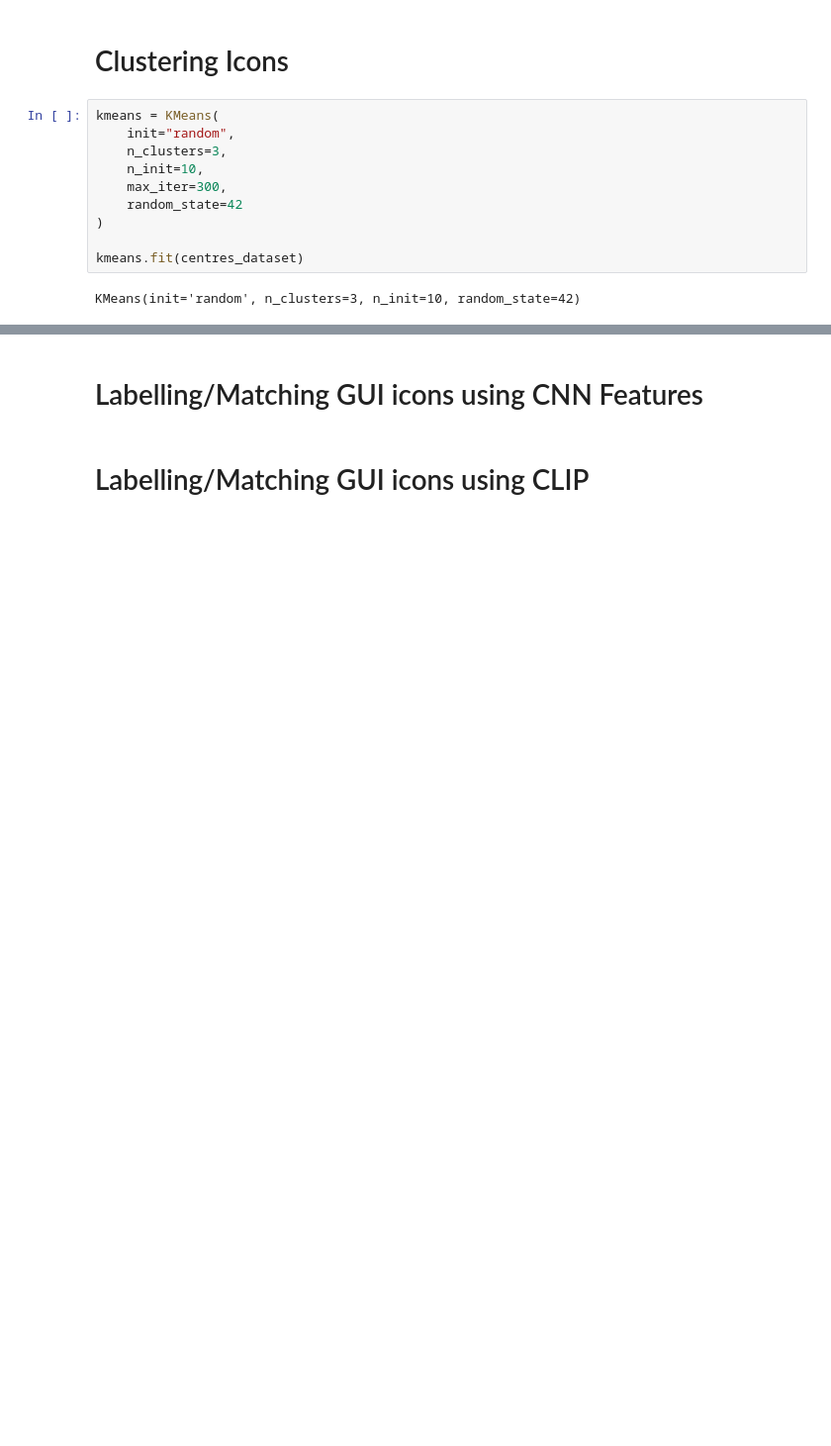
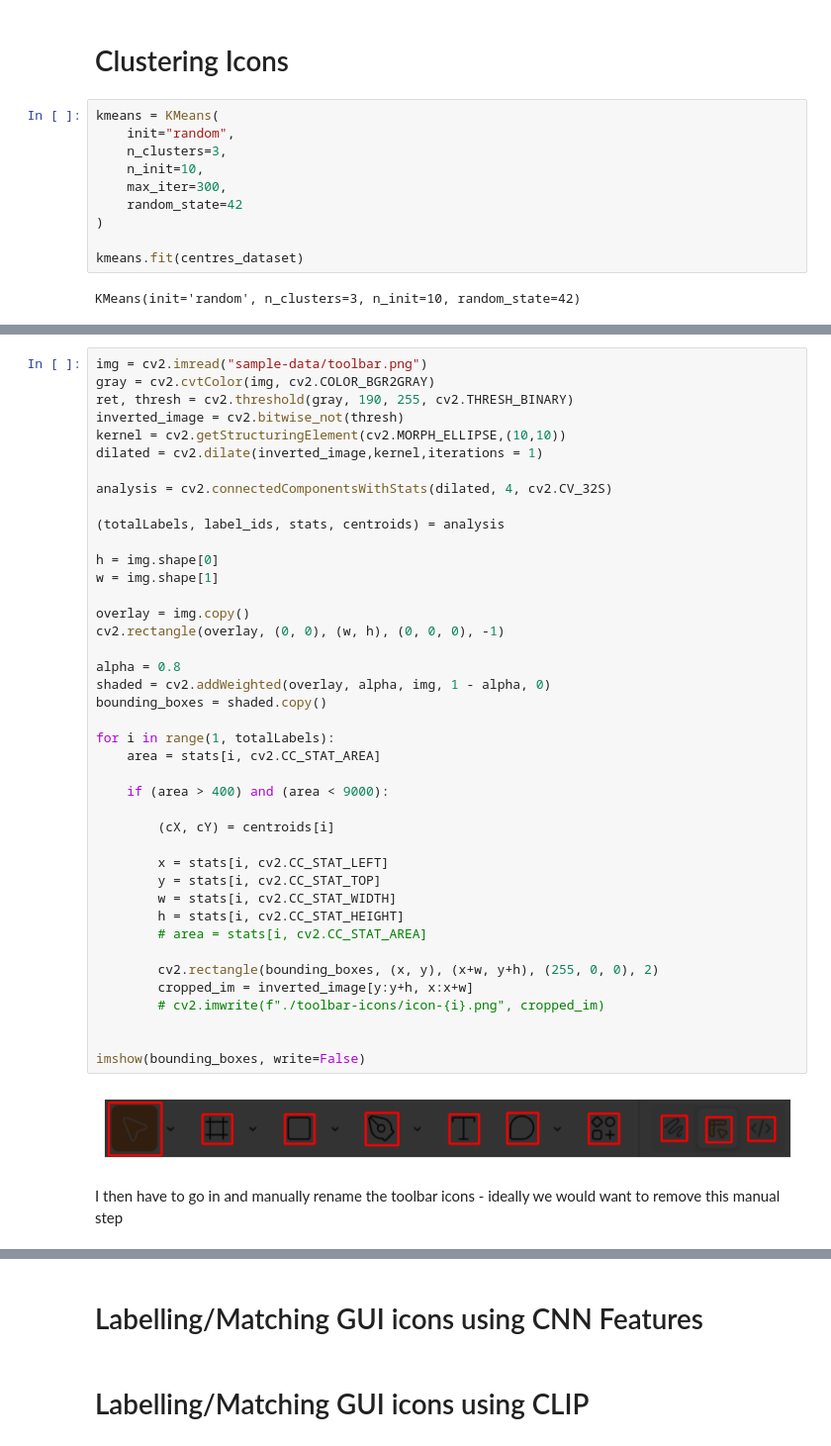
Before and after one commit to marcitt/GUI-analysis, a Jupyter notebook: main.ipynb, the cells around one changed output, grey strips where cells are left out. Shown at 99% size. Cells and saved outputs as stored; diff of their text form; blank space fills up the shorter version.

```diff
--- a/main.ipynb
+++ b/main.ipynb
@@ -315,0 +374,45 @@ imshow(cluster_view)
+# %%
+img = cv2.imread("sample-data/toolbar.png")
+gray = cv2.cvtColor(img, cv2.COLOR_BGR2GRAY)
+ret, thresh = cv2.threshold(gray, 190, 255, cv2.THRESH_BINARY)
+inverted_image = cv2.bitwise_not(thresh)
+kernel = cv2.getStructuringElement(cv2.MORPH_ELLIPSE,(10,10))
+dilated = cv2.dilate(inverted_image,kernel,iterations = 1)
+
+analysis = cv2.connectedComponentsWithStats(dilated, 4, cv2.CV_32S)
+
+(totalLabels, label_ids, stats, centroids) = analysis
+
+h = img.shape[0]
+w = img.shape[1]
+
+overlay = img.copy()
+cv2.rectangle(overlay, (0, 0), (w, h), (0, 0, 0), -1)
+
+alpha = 0.8
+shaded = cv2.addWeighted(overlay, alpha, img, 1 - alpha, 0)
+bounding_boxes = shaded.copy()
+
+for i in range(1, totalLabels):
+    area = stats[i, cv2.CC_STAT_AREA]
+
+    if (area > 400) and (area < 9000):
+
+        (cX, cY) = centroids[i]
+
+        x = stats[i, cv2.CC_STAT_LEFT]
+        y = stats[i, cv2.CC_STAT_TOP]
+        w = stats[i, cv2.CC_STAT_WIDTH]
+        h = stats[i, cv2.CC_STAT_HEIGHT]
+        # area = stats[i, cv2.CC_STAT_AREA]
+
+        cv2.rectangle(bounding_boxes, (x, y), (x+w, y+h), (255, 0, 0), 2)
+        cropped_im = inverted_image[y:y+h, x:x+w]
+        # cv2.imwrite(f"./toolbar-icons/icon-{i}.png", cropped_im)
+
+
+imshow(bounding_boxes, write=False)
+# %% [output]
+[figure, added]
+# %% [markdown]
+I then have to go in and manually rename the toolbar icons - ideally we would want to remove this manual step
```
Also changed, not shown: parts of 20 cells of this notebook.
